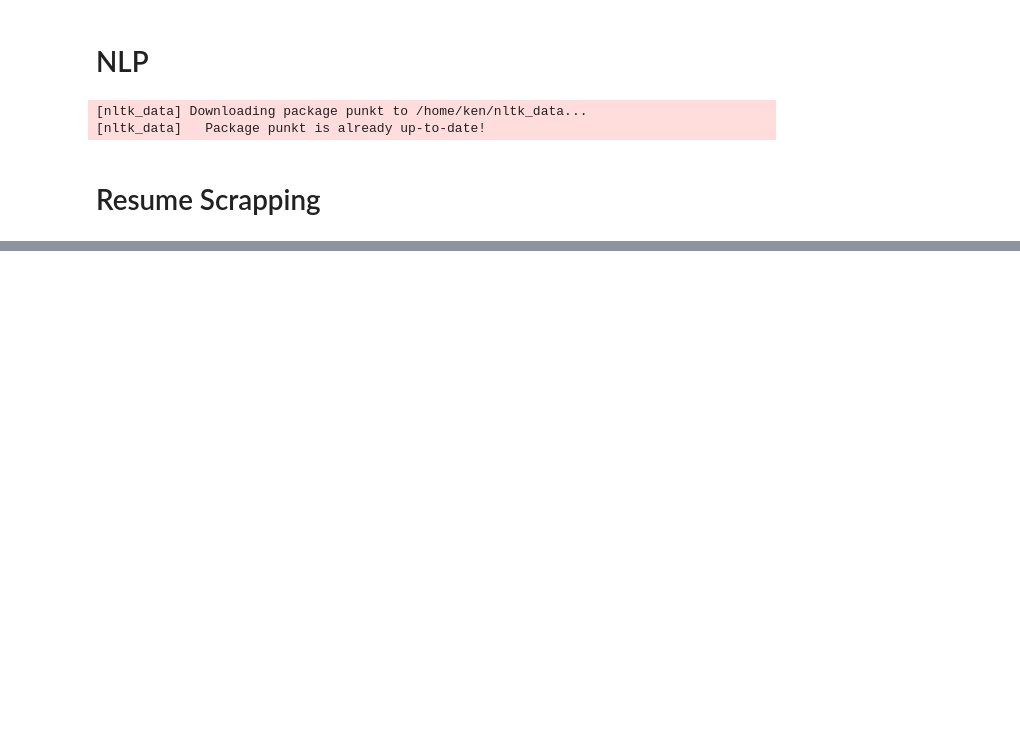
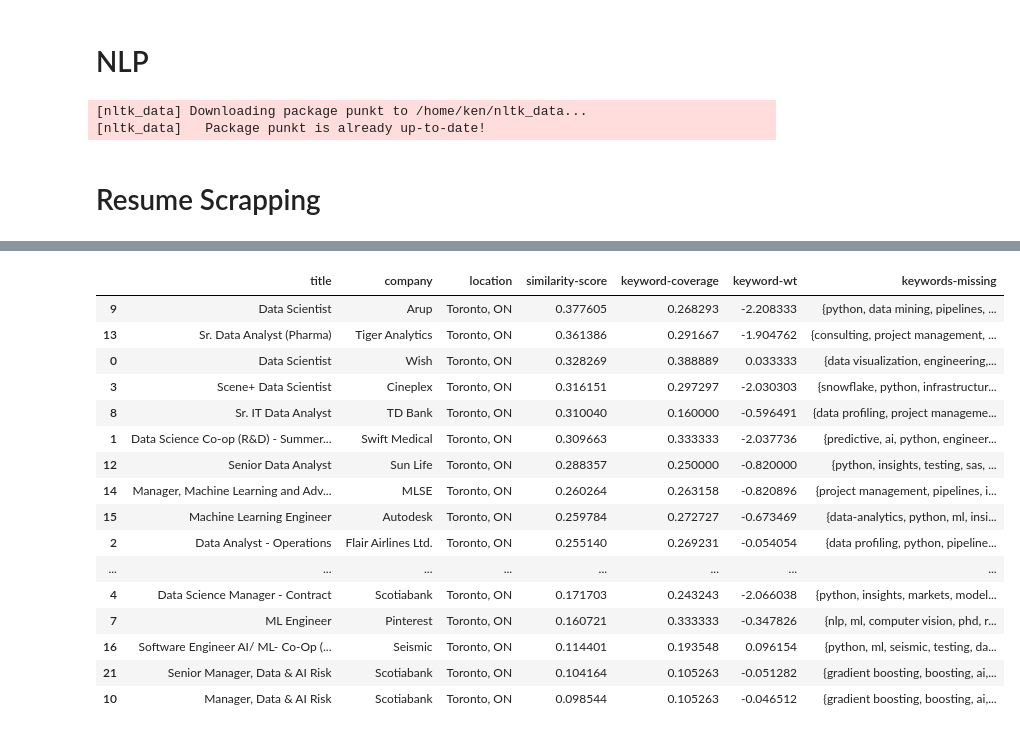
Before and after one commit to kconstable/resume-matching-to-job-rss-feed, a Jupyter notebook: feed_scrapper.ipynb, the cells around one changed output, grey strips where cells are left out. Cells and saved outputs as stored; diff of their text form; code cells hidden in the pictures; blank space fills up the shorter version.

```diff
--- a/feed_scrapper.ipynb
+++ b/feed_scrapper.ipynb
@@ -567,0 +638,26 @@ plot_keyword_comparison(r1,job_details[5],'data/terms.csv')
+# %%
+# get resume
+cl = get_resume_text('data/cover_letter.docx',False)
+
+
+# calc similarities with each job
+df_cl = calc_similarities(cl,job_details,'data/terms.csv')
+df_cl
+# %% [output]
+|  | title | company | location | similarity-score | keyword-coverage | keyword-wt | keywords-missing |
+| 9 | Data Scientist | Arup | Toronto, ON | 0.377605 | 0.268293 | -2.208333 | {python, data mining, pipelines, ... |
+| 13 | Sr. Data Analyst (Pharma) | Tiger Analytics | Toronto, ON | 0.361386 | 0.291667 | -1.904762 | {consulting, project management, ... |
+| 0 | Data Scientist | Wish | Toronto, ON | 0.328269 | 0.388889 | 0.033333 | {data visualization, engineering,... |
+| 3 | Scene+ Data Scientist | Cineplex | Toronto, ON | 0.316151 | 0.297297 | -2.030303 | {snowflake, python, infrastructur... |
+| 8 | Sr. IT Data Analyst | TD Bank | Toronto, ON | 0.310040 | 0.160000 | -0.596491 | {data profiling, project manageme... |
+| 1 | Data Science Co-op (R&D) - Summer... | Swift Medical | Toronto, ON | 0.309663 | 0.333333 | -2.037736 | {predictive, ai, python, engineer... |
+| 12 | Senior Data Analyst | Sun Life | Toronto, ON | 0.288357 | 0.250000 | -0.820000 | {python, insights, testing, sas, ... |
+| 14 | Manager, Machine Learning and Adv... | MLSE | Toronto, ON | 0.260264 | 0.263158 | -0.820896 | {project management, pipelines, i... |
+| 15 | Machine Learning Engineer | Autodesk | Toronto, ON | 0.259784 | 0.272727 | -0.673469 | {data-analytics, python, ml, insi... |
+| 2 | Data Analyst - Operations | Flair Airlines Ltd. | Toronto, ON | 0.255140 | 0.269231 | -0.054054 | {data profiling, python, pipeline... |
+| ... | ... | ... | ... | ... | ... | ... | ... |
+| 4 | Data Science Manager - Contract | Scotiabank | Toronto, ON | 0.171703 | 0.243243 | -2.066038 | {python, insights, markets, model... |
+| 7 | ML Engineer | Pinterest | Toronto, ON | 0.160721 | 0.333333 | -0.347826 | {nlp, ml, computer vision, phd, r... |
+| 16 | Software Engineer AI/ ML- Co-Op (... | Seismic | Toronto, ON | 0.114401 | 0.193548 | 0.096154 | {python, ml, seismic, testing, da... |
+| 21 | Senior Manager, Data & AI Risk | Scotiabank | Toronto, ON | 0.104164 | 0.105263 | -0.051282 | {gradient boosting, boosting, ai,... |
+| 10 | Manager, Data & AI Risk | Scotiabank | Toronto, ON | 0.098544 | 0.105263 | -0.046512 | {gradient boosting, boosting, ai,... |
```
Also changed, not shown: parts of 33 cells of this notebook.
